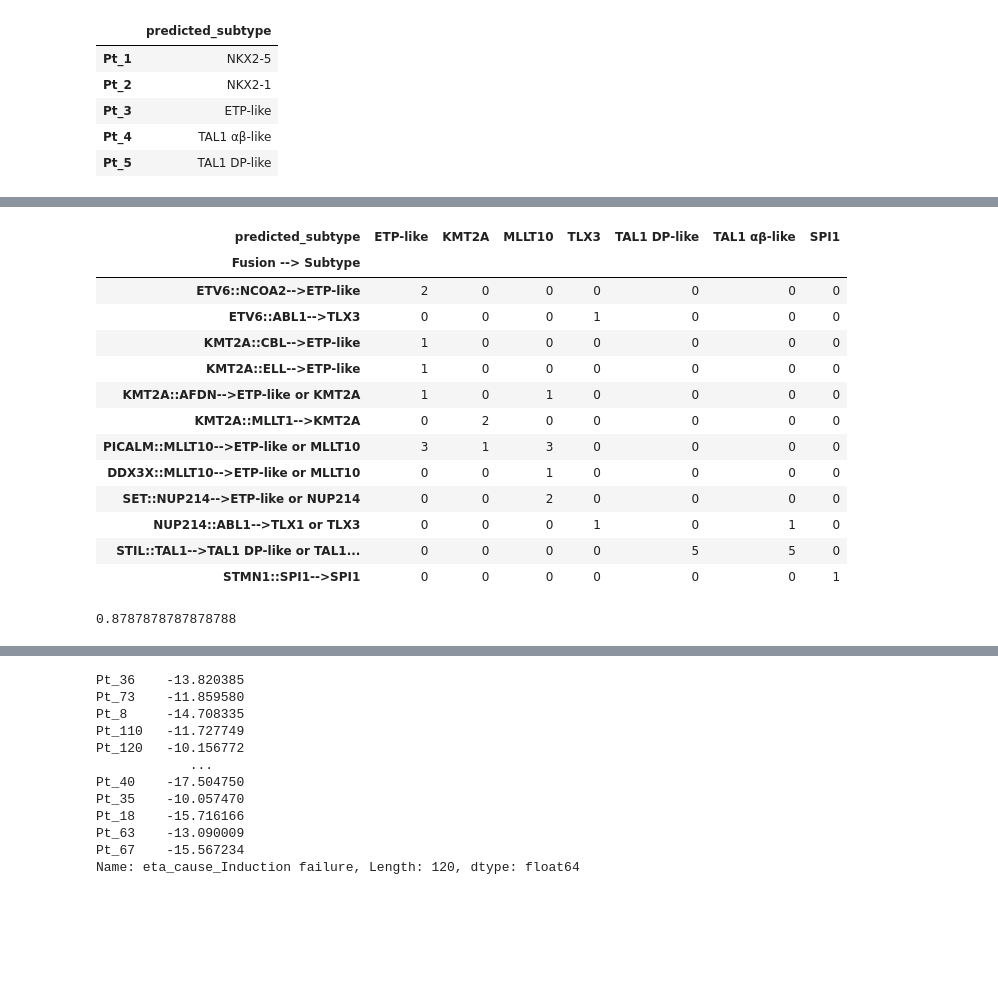
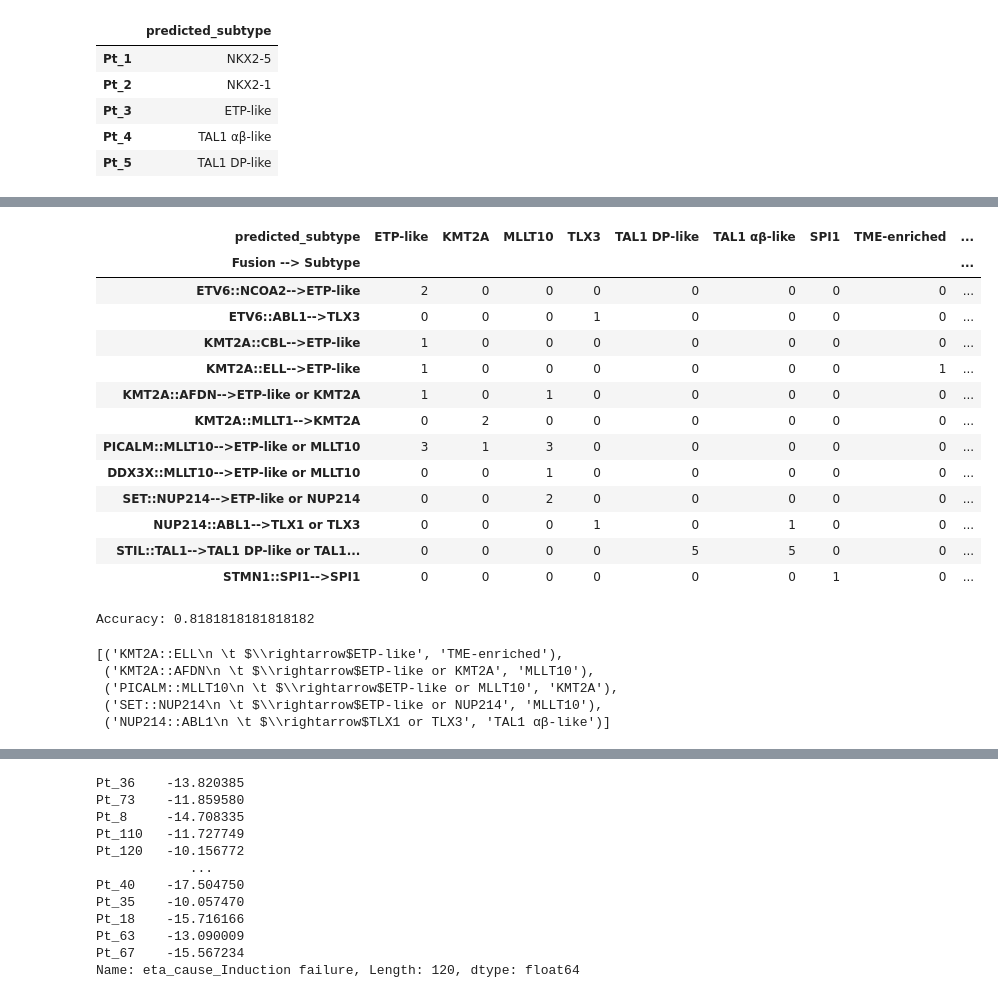
Before and after one commit to UKWgenommedizin/clinTALL, a Jupyter notebook: figures/figures/fig4.ipynb, the cells around one changed output, grey strips where cells are left out. Saved outputs shown, nothing was run; the diff lists cells and outputs as text; code cells hidden in the pictures; blank space fills up the shorter version.

```diff
--- a/figures/figures/fig4.ipynb
+++ b/figures/figures/fig4.ipynb
@@ -157,41 +165,64 @@ labels_italy.head()
 # %%
 # Create the row labels by combining FUSION and SUBTYPE_PRED
 labels_italy['Fusion --> Subtype'] = labels_italy['FUSION'] + '-->' + labels_italy['SUBTYPE_PRED']
 
 # Create pivot table: count occurrences of each (fusion-->expected, predicted) pair
 pivot_table = pd.crosstab(
     labels_italy['Fusion --> Subtype'],
     labels_italy['predicted_subtype']
 )
 
 # Reorder columns to match desired order (optional)
-desired_cols = ['ETP-like', 'KMT2A', 'MLLT10', 'TLX3', 'TLX1', 'TAL1 DP-like', 'TAL1 αβ-like', 'SPI1']
+desired_cols = ['ETP-like', 'KMT2A', 'MLLT10', 'TLX3', 'TLX1', 'TAL1 DP-like', 'TAL1 αβ-like', 'SPI1','TME-enriched', '']  # Added empty string for no prediction
 # Filter to only include columns that exist
 existing_cols = [c for c in desired_cols if c in pivot_table.columns]
 pivot_table = pivot_table.reindex(columns=existing_cols, fill_value=0)
 
 # Reorder rows based on fusion_to_subtype dict order
 row_order = [f"{fusion}-->{subtype}" for fusion, subtype in fusion_to_subtype.items()]
 existing_rows = [r for r in row_order if r in pivot_table.index]
 pivot_table = pivot_table.reindex(existing_rows, fill_value=0)
 
+pivot_table['AssignedSubtypes'] = [row.split('-->')[1].split(' or ') for row in pivot_table.index]
+correct_counts = []
+for idx, row in pivot_table.iterrows():
+    assigned_subtypes = row['AssignedSubtypes']
+    correct_count = sum(row[subtype] for subtype in assigned_subtypes if subtype in pivot_table.columns)
+    correct_counts.append(correct_count)
+
 pivot_table
 # %% [output]
-| predicted_subtype | ETP-like | KMT2A | MLLT10 | TLX3 | TAL1 DP-like | TAL1 αβ-like | SPI1 |
-| Fusion --> Subtype |  |  |  |  |  |  |  |
-| ETV6::NCOA2-->ETP-like | 2 | 0 | 0 | 0 | 0 | 0 | 0 |
-| ETV6::ABL1-->TLX3 | 0 | 0 | 0 | 1 | 0 | 0 | 0 |
-| KMT2A::CBL-->ETP-like | 1 | 0 | 0 | 0 | 0 | 0 | 0 |
-| KMT2A::ELL-->ETP-like | 1 | 0 | 0 | 0 | 0 | 0 | 0 |
-| KMT2A::AFDN-->ETP-like or KMT2A | 1 | 0 | 1 | 0 | 0 | 0 | 0 |
-| KMT2A::MLLT1-->KMT2A | 0 | 2 | 0 | 0 | 0 | 0 | 0 |
-| PICALM::MLLT10-->ETP-like or MLLT10 | 3 | 1 | 3 | 0 | 0 | 0 | 0 |
-| DDX3X::MLLT10-->ETP-like or MLLT10 | 0 | 0 | 1 | 0 | 0 | 0 | 0 |
-| SET::NUP214-->ETP-like or NUP214 | 0 | 0 | 2 | 0 | 0 | 0 | 0 |
-| NUP214::ABL1-->TLX1 or TLX3 | 0 | 0 | 0 | 1 | 0 | 1 | 0 |
-| STIL::TAL1-->TAL1 DP-like or TAL1... | 0 | 0 | 0 | 0 | 5 | 5 | 0 |
-| STMN1::SPI1-->SPI1 | 0 | 0 | 0 | 0 | 0 | 0 | 1 |
+| predicted_subtype | ETP-like | KMT2A | MLLT10 | TLX3 | TAL1 DP-like | TAL1 αβ-like | SPI1 | TME-enriched | ... |
+| Fusion --> Subtype |  |  |  |  |  |  |  |  | ... |
+| ETV6::NCOA2-->ETP-like | 2 | 0 | 0 | 0 | 0 | 0 | 0 | 0 | ... |
+| ETV6::ABL1-->TLX3 | 0 | 0 | 0 | 1 | 0 | 0 | 0 | 0 | ... |
+| KMT2A::CBL-->ETP-like | 1 | 0 | 0 | 0 | 0 | 0 | 0 | 0 | ... |
+| KMT2A::ELL-->ETP-like | 1 | 0 | 0 | 0 | 0 | 0 | 0 | 1 | ... |
+| KMT2A::AFDN-->ETP-like or KMT2A | 1 | 0 | 1 | 0 | 0 | 0 | 0 | 0 | ... |
+| KMT2A::MLLT1-->KMT2A | 0 | 2 | 0 | 0 | 0 | 0 | 0 | 0 | ... |
+| PICALM::MLLT10-->ETP-like or MLLT10 | 3 | 1 | 3 | 0 | 0 | 0 | 0 | 0 | ... |
+| DDX3X::MLLT10-->ETP-like or MLLT10 | 0 | 0 | 1 | 0 | 0 | 0 | 0 | 0 | ... |
+| SET::NUP214-->ETP-like or NUP214 | 0 | 0 | 2 | 0 | 0 | 0 | 0 | 0 | ... |
+| NUP214::ABL1-->TLX1 or TLX3 | 0 | 0 | 0 | 1 | 0 | 1 | 0 | 0 | ... |
+| STIL::TAL1-->TAL1 DP-like or TAL1... | 0 | 0 | 0 | 0 | 5 | 5 | 0 | 0 | ... |
+| STMN1::SPI1-->SPI1 | 0 | 0 | 0 | 0 | 0 | 0 | 1 | 0 | ... |
-# %%
-29/33
-# %% [output]
-0.8787878787878788
+# %%
+acc = sum(correct_counts) / len(labels_italy)
+print('Accuracy:', acc)
+# %% [output]
+Accuracy: 0.8181818181818182
+# %%
+wrong_predictions = []
+for idx, row in pivot_table.iterrows():
+    assigned_subtypes = row['AssignedSubtypes']
+    for col in pivot_table.columns[:-1]:
+        if col not in assigned_subtypes and row[col] > 0:
+            wrong_predictions.append((idx, col))
+wrong_predictions = [(wp[0].replace('-->','\n \t $\\rightarrow$'), wp[1]) for wp in wrong_predictions]
+wrong_predictions
+# %% [output]
+[('KMT2A::ELL\n \t $\\rightarrow$ETP-like', 'TME-enriched'),
+ ('KMT2A::AFDN\n \t $\\rightarrow$ETP-like or KMT2A', 'MLLT10'),
+ ('PICALM::MLLT10\n \t $\\rightarrow$ETP-like or MLLT10', 'KMT2A'),
+ ('SET::NUP214\n \t $\\rightarrow$ETP-like or NUP214', 'MLLT10'),
+ ('NUP214::ABL1\n \t $\\rightarrow$TLX1 or TLX3', 'TAL1 αβ-like')]
```
Also changed, not shown: parts of 5 cells of this notebook, 11 other files.
